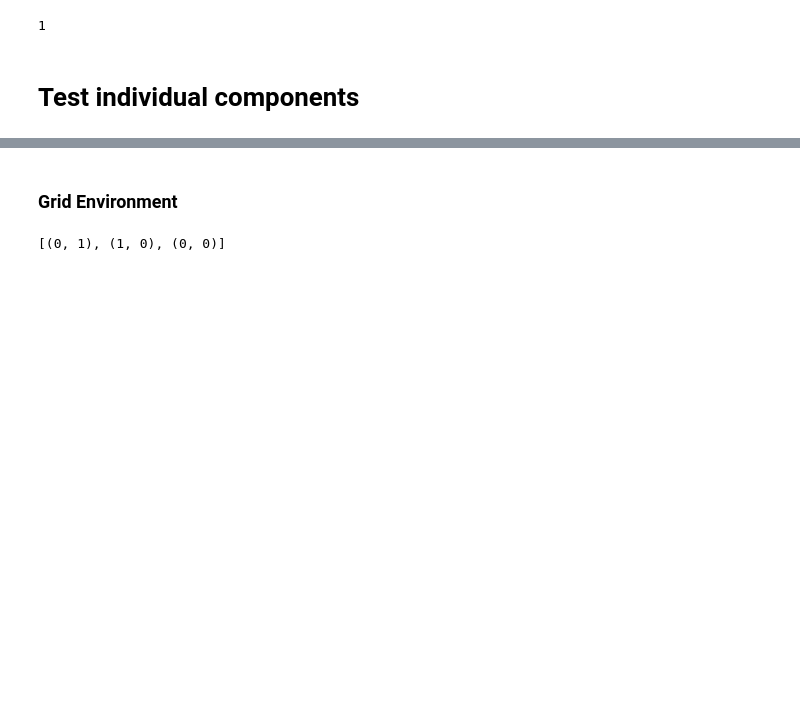
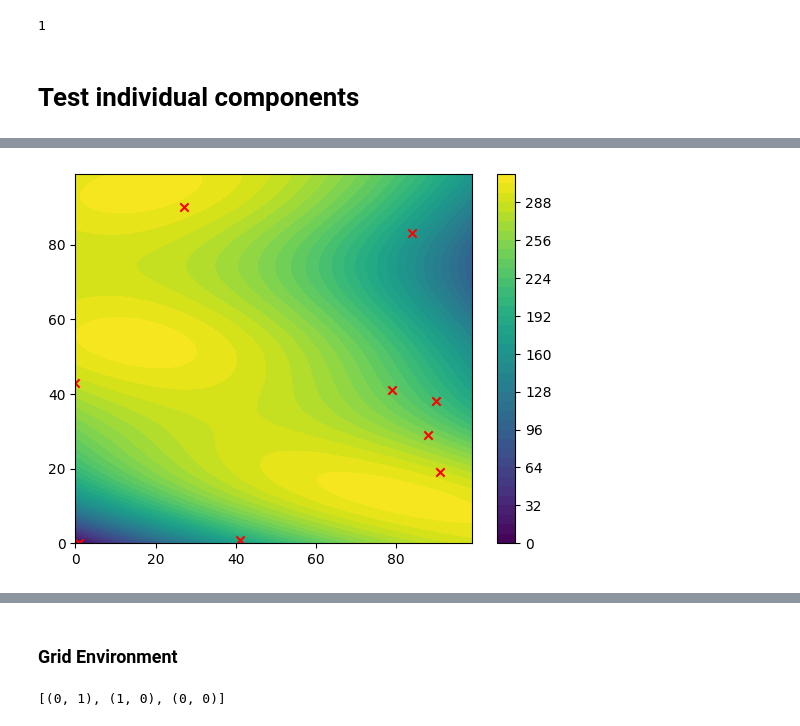
Before and after one commit to alexhernandezgarcia/activelearning, a Jupyter notebook: test_branin.ipynb, the cells around one changed output, grey strips where cells are left out. Cells and saved outputs as stored; diff of their text form; code cells hidden in the pictures; blank space fills up the shorter version.

```diff
--- a/test_branin.ipynb
+++ b/test_branin.ipynb
@@ -646,0 +603,12 @@ tensor([[0.0000, 0.0000],
+# %%
+if plotter is not None:
+    fig_oracle, ax_oracle = plotter.plot_function(
+        oracle, candidate_set[:], xi=xi, yi=yi, label="oraclefn"
+    )
+    train_data, test_data = dataset_handler.get_dataloader()
+    # plotter.plot_samples(train_data.dataset.X_data, ax=ax_oracle, fig=fig_oracle)
+    # fig_oracle.savefig(fname="figures/02_ground_truth.png", transparent=True)
+    plotter.plot_samples(train_data.dataset.X_data[:][[True]*4 + [False]*5 + [True]*5], ax=ax_oracle, fig=fig_oracle)
+    fig_oracle.savefig(fname="figures/07_updated_ground_truth.png", transparent=True)
+# %% [output]
+[figure, added]
```
Also changed, not shown: parts of 19 cells of this notebook, 20 other files.
